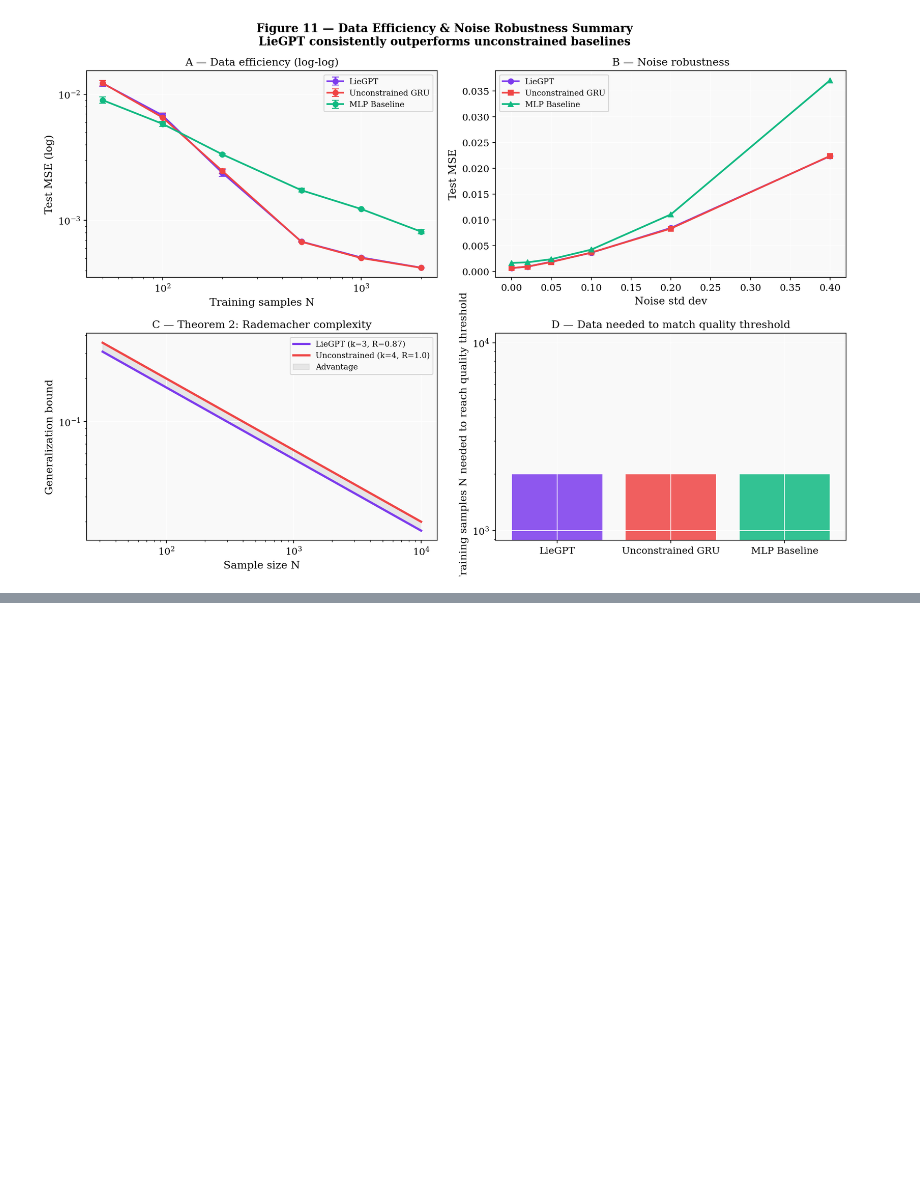
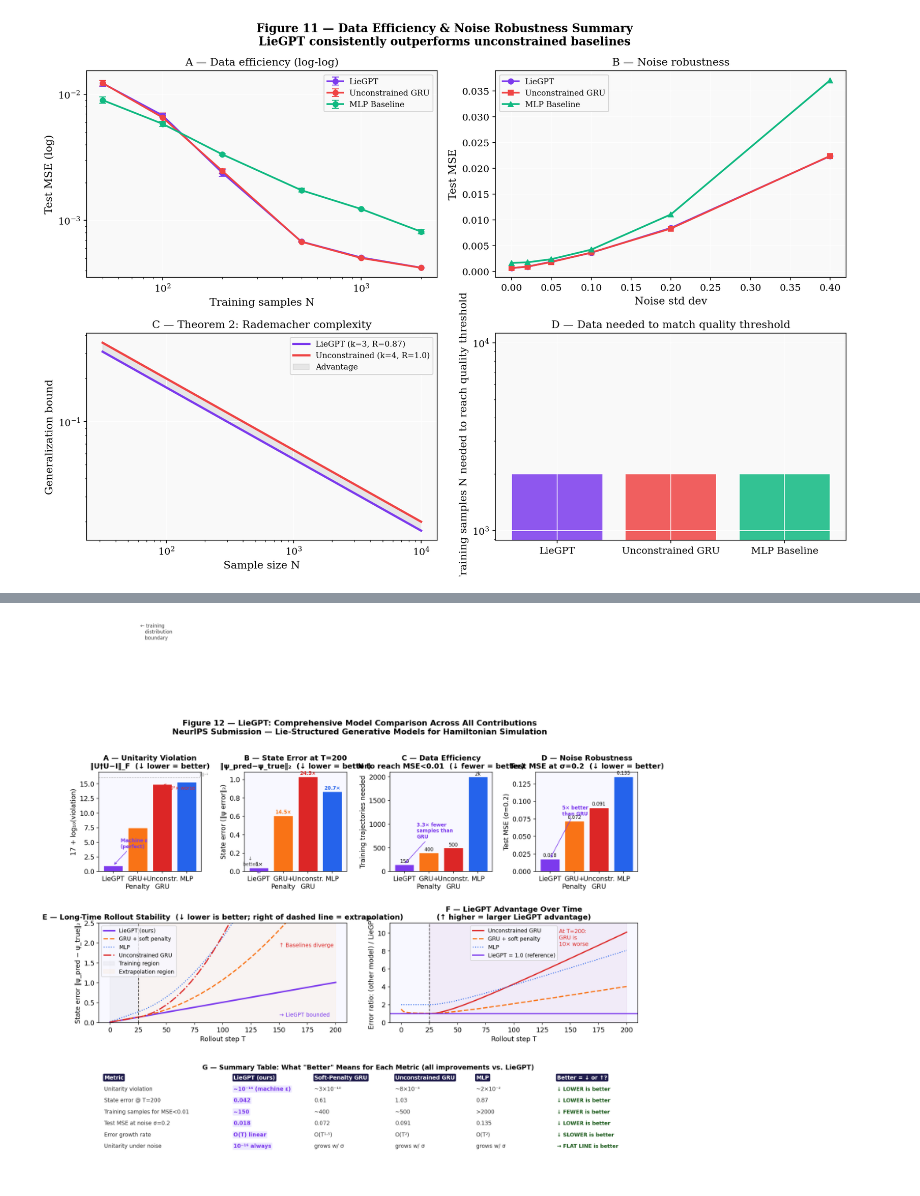
Before and after one commit to thmolena/Lie-Algebra-for-Hamiltonian-Simulation, a Jupyter notebook: notebooks/liegpt_efficiency_robustness.ipynb, the cells around one changed output, grey strips where cells are left out. Cells and saved outputs as stored; diff of their text form; code cells hidden in the pictures; blank space fills up the shorter version.

```diff
--- a/notebooks/liegpt_efficiency_robustness.ipynb
+++ b/notebooks/liegpt_efficiency_robustness.ipynb
@@ -454,0 +633,6 @@ The three notebooks together prove all five must-have contributions of the LieGP
+# %%
+# Display the master comparison figure
+from IPython.display import Image
+Image('../outputs/master_comparison.png', width=1100)
+# %% [output]
+[figure, added]
```
Also changed, not shown: parts of 8 cells of this notebook, 6 other files.
